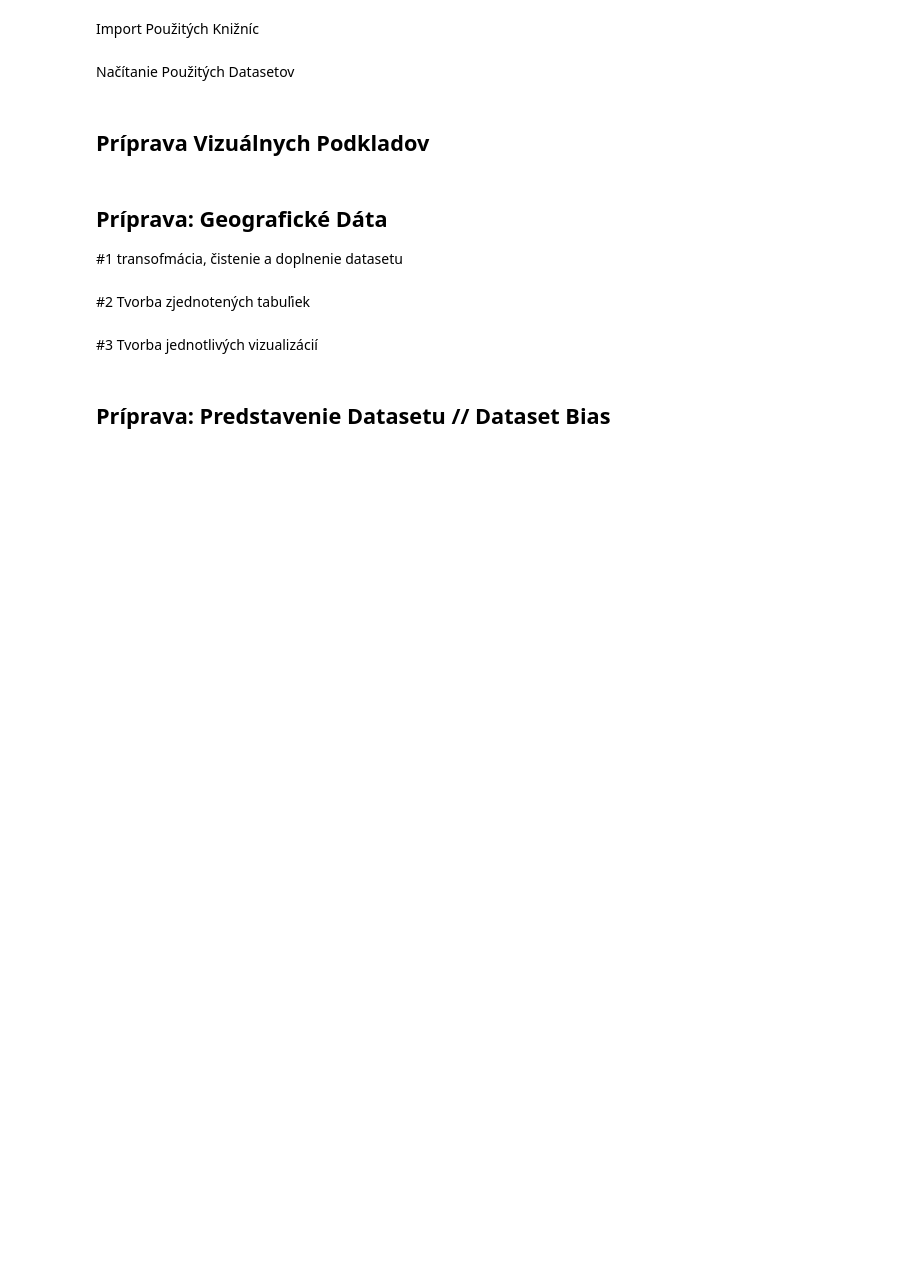
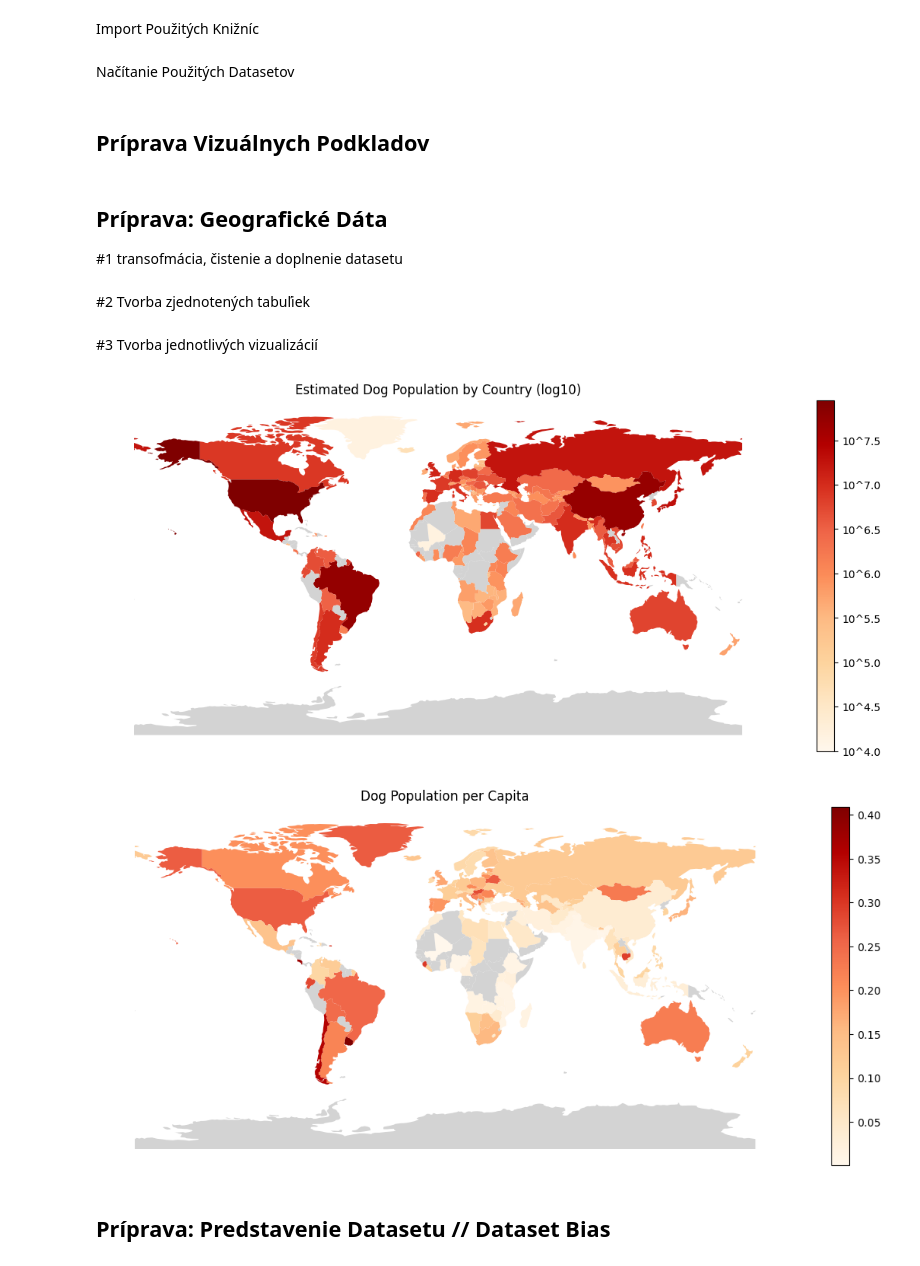
Before and after one commit to Retr-1/AnalyzaPsy, a Jupyter notebook: version.0.1.ipynb, the cells around one changed output. Saved outputs shown, nothing was run; the diff lists cells and outputs as text; code cells hidden in the pictures; blank space fills up the shorter version.

```diff
--- a/version.0.1.ipynb
+++ b/version.0.1.ipynb
@@ -32,7 +33,8 @@ Načítanie Použitých Datasetov
 main_data = pd.read_excel(r'https://figshare.com/ndownloader/files/27715521', sheet_name='Dataset')
 main_data_information = pd.read_excel(r'https://figshare.com/ndownloader/files/27715521', sheet_name='Information')
 population_data = pd.read_csv(r"https://raw.githubusercontent.com/P3rfectS/Data/refs/heads/main/World%20Population%20by%20country%202024.csv")
-geografical_data = pd.read_csv(r"https://raw.githubusercontent.com/P3rfectS/Data/refs/heads/main/Dog%20Population%20by%20Country.csv")
+#geografical_data = pd.read_csv(r"https://raw.githubusercontent.com/P3rfectS/Data/refs/heads/main/Dog%20Population%20by%20Country.csv")
+geografical_data = pd.read_csv("Misov Priestor/data/Dog Population by Country.csv")
 world_geography = gpd.read_file(r"https://github.com/P3rfectS/Data/raw/refs/heads/main/ne_110m_admin_0_countries/ne_110m_admin_0_countries.shp")
 # %% [markdown]
 Príprava Vizuálnych Podkladov
@@ -47,10 +49,10 @@ Príprava: Geografické Dáta
 geografical_data = geografical_data[geografical_data["Country"] != 'Montenegro']
 
 #Doplnenie chýbajúcich dát (tvorba dočasného df)
-new_row = pd.DataFrame([{"Country": "Australia", "Estimated Dog Population": "6000000"}])
+#new_row = pd.DataFrame([{"Country": "Australia", "Estimated Dog Population": "6000000"}])
 
 #Pripojenie ku pôvodnému datasetu
-geografical_data = pd.concat([geografical_data, new_row], ignore_index=True)
+#geografical_data = pd.concat([geografical_data, new_row], ignore_index=True)
 
 
 #Zmena tipu dát na numerické
@@ -62,17 +64,12 @@ geografical_data['Estimated Dog Population'] = pd.to_numeric(
 #Úprava názvov štátov v datasete aby zodpovedali názvom ktoré používa funkcia
 country_name_fixes = {
     "Swaziland": "Eswatini",
-    "Iran": "Iran, Islamic Republic of",
-    "Democratic Republic of Congo": "Democratic Republic of the Congo",
-    "Tanzania": "United Republic of Tanzania",
-    "South Korea": "Korea, Republic of",
-    "Vietnam": "Viet Nam",
-    "Ivory Coast": "Côte d'Ivoire",
+    "Democratic Republic of Congo": "DR Congo",
     "Kosovo": "Kosovo",
-    "Turkey": "Türkiye",
     "United States of America": "United States",
     "Czech Republic": "Czechia",
-    "United States": "United States of America"
+    "United States": "United States of America",
+    "Bosnia and Herzegovina": "Bosnia and Herz."
 }
 geografical_data['Country'] = geografical_data['Country'].replace(country_name_fixes)
 population_data['Country'] = population_data['Country'].replace(country_name_fixes)
@@ -82,45 +79,51 @@ population_data['Country'] = population_data['Country'].replace(country_name_fix
 #Tvorba zjednotenej tabulky
 full_table = geografical_data.merge(population_data, on='Country', how='left')
 full_table['Dog Population per Capita'] = full_table['Estimated Dog Population'] / full_table['Population 2024']
-
 #Tvorba tabuliek pre vizualizácie
 merged = world_geography.merge(geografical_data, how='left', left_on='NAME', right_on='Country')
+merged["Estimated Dog Population log"] = np.log10(merged["Estimated Dog Population"])
 merged_per_capita = world_geography.merge(full_table, how='left', left_on='NAME', right_on='Country')
 # %% [markdown]
 #3 Tvorba jednotlivých vizualizácií
 # %%
 #Funkcia pre vytvorenie geografickej vizualizácie psej populácie v rôznych krajinách sveta
 def geo_vytvor_populacia_psov():
     fig, ax = plt.subplots(figsize=(15, 6))
-    merged.plot(
-        column='Estimated Dog Population',
+    mapa = merged.plot(
+        column='Estimated Dog Population log',
         ax=ax,
         legend=True,
         cmap='OrRd',
         missing_kwds={"color": "lightgrey", "label": "No data"}
     )
-    print(merged.shape)
+    cbar = mapa.get_figure().get_axes()[-1]
+    tick_values = cbar.get_yticks()
+    cbar.set_yticklabels([f"10^{val:,}" for val in tick_values])
 
-    plt.title("Estimated Dog Population by Country")
+    plt.title("Estimated Dog Population by Country (log10)")
     plt.axis('off')
     plt.show()
 
 #Funkcia pre vytvorenie geografickej vizualizácie populácie psov na jedného obyvateľa v rôznych krajinách sveta
 def geo_vytvor_psy_na_hlavu():
     fig, ax = plt.subplots(figsize=(15, 6))
     merged_per_capita.plot(
     column='Dog Population per Capita',
     ax=ax,
     legend=True,
     cmap='OrRd',
     missing_kwds={"color": "lightgrey", "label": "No data"}
     )
     plt.title("Dog Population per Capita")
     plt.axis('off')
     plt.show()
 
 geo_vytvor_populacia_psov()
 geo_vytvor_psy_na_hlavu()
+#HUSTOTA NA KM4
+# %% [output]
+[figure, added]
+[figure, added]
 # %% [markdown]
 Príprava: Predstavenie Datasetu // Dataset Bias
 ---
```
Also changed, not shown: parts of 1 cell of this notebook, 1 other file.
